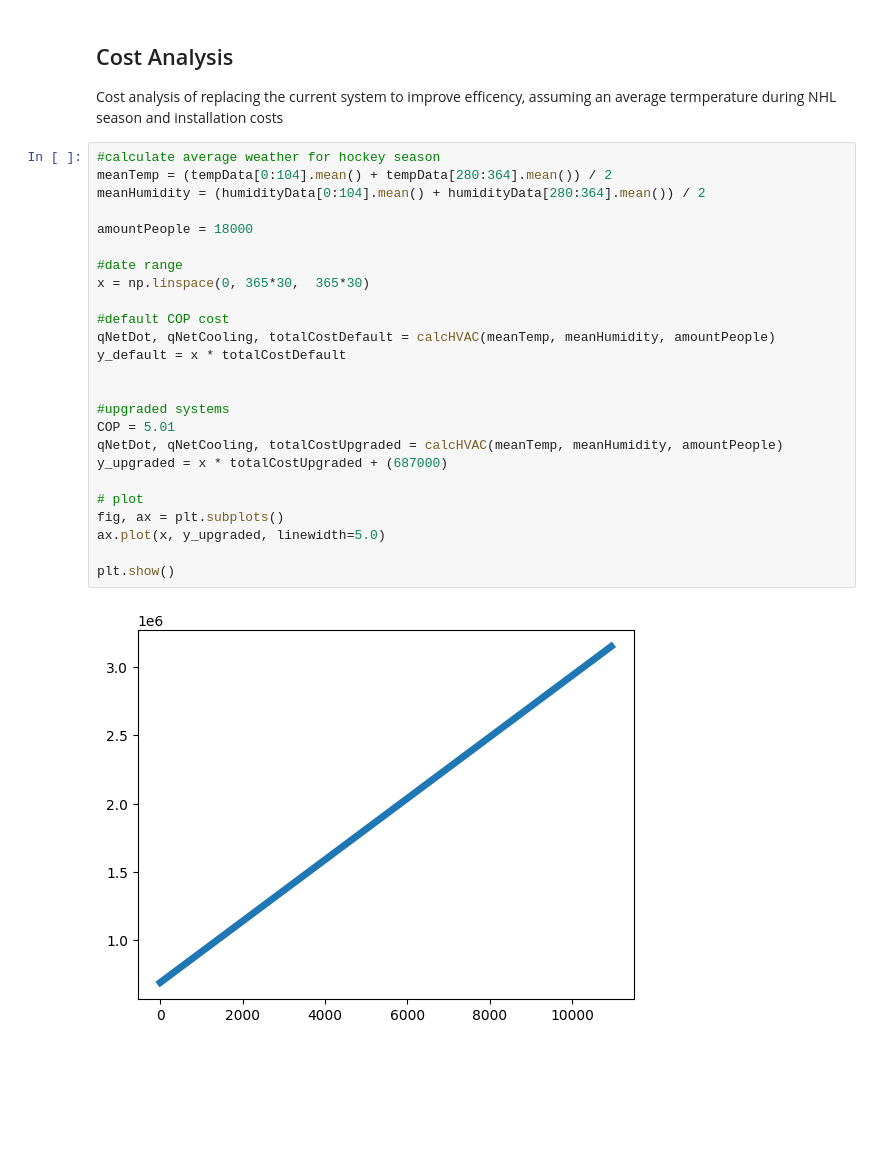
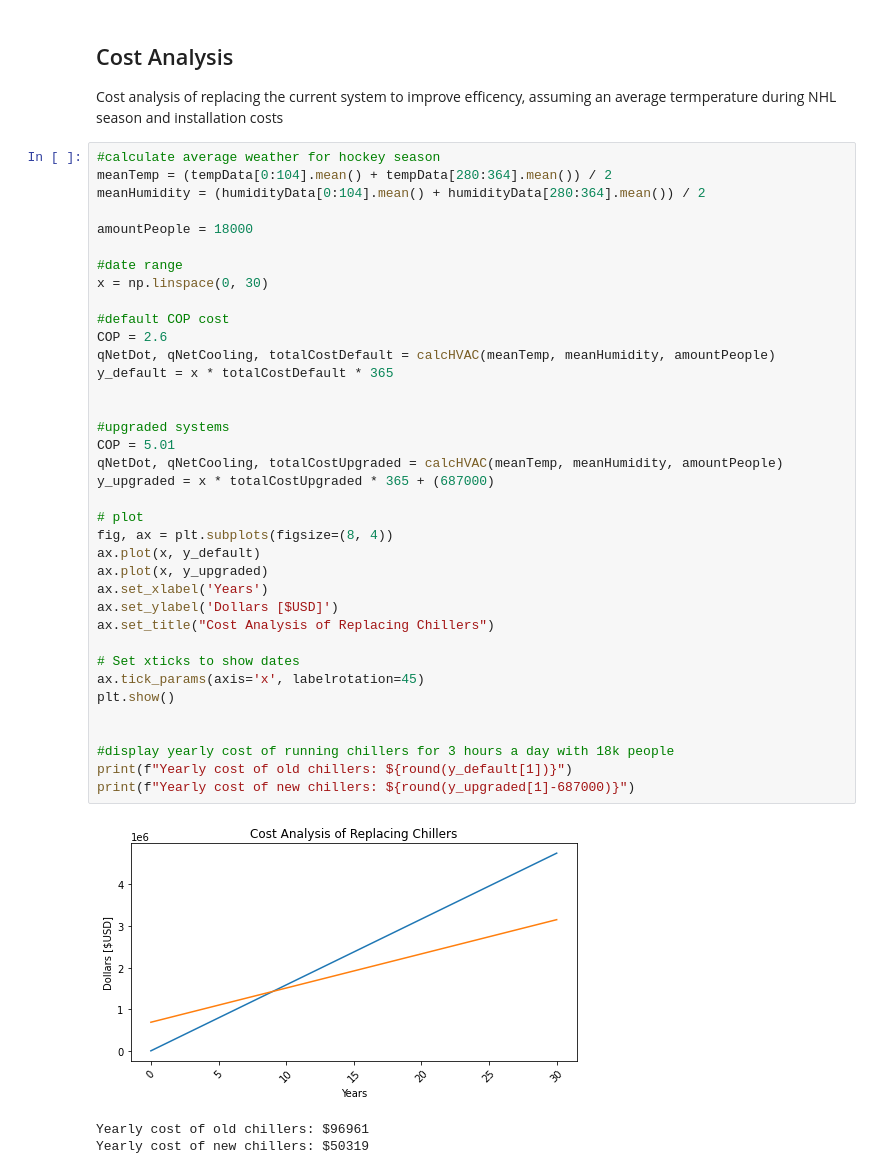
Before and after one commit to DominickBeaman/thermoproject, a Jupyter notebook: notebook.ipynb, the cells around one changed output. Saved outputs shown, nothing was run; the diff lists cells and outputs as text; blank space fills up the shorter version.

```diff
--- a/notebook.ipynb
+++ b/notebook.ipynb
@@ -447,27 +447,41 @@ Cost analysis of replacing the current system to improve efficency, assuming an
 # %%
 #calculate average weather for hockey season
 meanTemp = (tempData[0:104].mean() + tempData[280:364].mean()) / 2
 meanHumidity = (humidityData[0:104].mean() + humidityData[280:364].mean()) / 2
 
 amountPeople = 18000
 
 #date range
-x = np.linspace(0, 365*30,  365*30)
+x = np.linspace(0, 30)
 
 #default COP cost
+COP = 2.6
 qNetDot, qNetCooling, totalCostDefault = calcHVAC(meanTemp, meanHumidity, amountPeople)
-y_default = x * totalCostDefault
+y_default = x * totalCostDefault * 365
 
 
 #upgraded systems
 COP = 5.01
 qNetDot, qNetCooling, totalCostUpgraded = calcHVAC(meanTemp, meanHumidity, amountPeople)
-y_upgraded = x * totalCostUpgraded + (687000)
+y_upgraded = x * totalCostUpgraded * 365 + (687000)
 
 # plot
-fig, ax = plt.subplots()
-ax.plot(x, y_upgraded, linewidth=5.0)
+fig, ax = plt.subplots(figsize=(8, 4))
+ax.plot(x, y_default)
+ax.plot(x, y_upgraded)
+ax.set_xlabel('Years')
+ax.set_ylabel('Dollars [$USD]')
+ax.set_title("Cost Analysis of Replacing Chillers")
 
+# Set xticks to show dates
+ax.tick_params(axis='x', labelrotation=45)
 plt.show()
+
+
+#display yearly cost of running chillers for 3 hours a day with 18k people
+print(f"Yearly cost of old chillers: ${round(y_default[1])}")
+print(f"Yearly cost of new chillers: ${round(y_upgraded[1]-687000)}")
 # %% [output]
-[figure, old version]
+[figure, new version]
+Yearly cost of old chillers: $96961
+Yearly cost of new chillers: $50319
```
Also changed, not shown: parts of 6 cells of this notebook.
